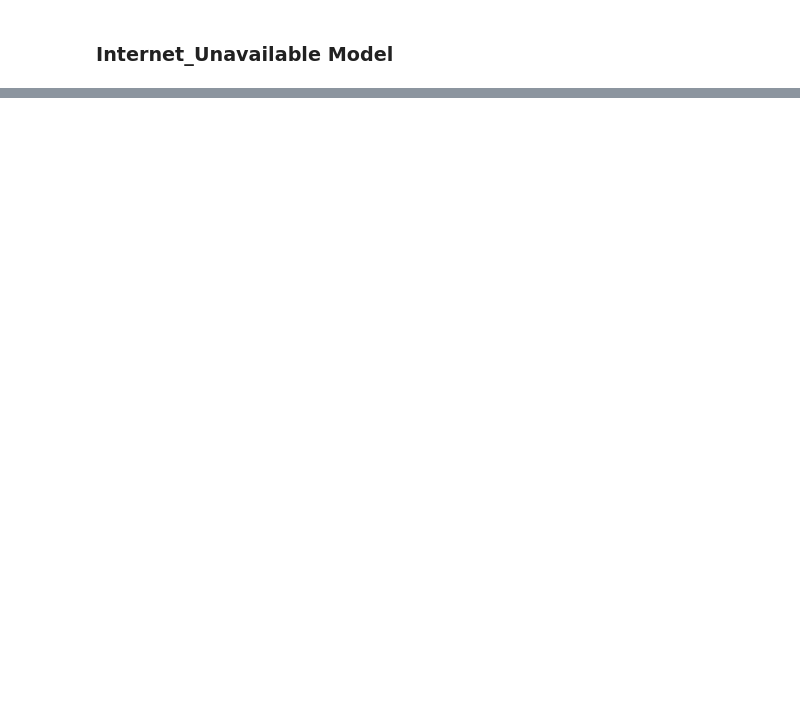
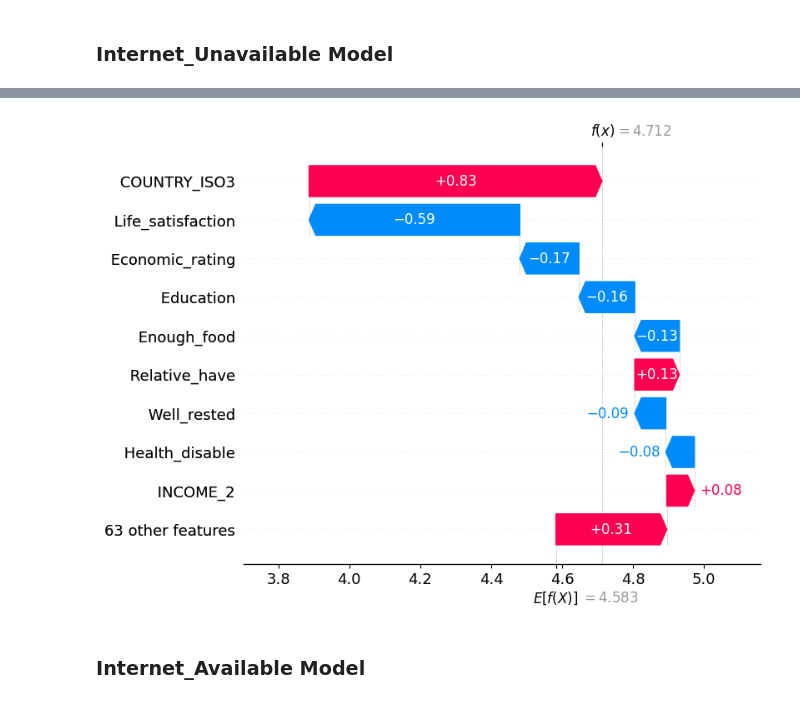
Before and after one commit to MichaelChaoLi-cpu/GallupWellBeingResearch, a Jupyter notebook: Code/AN_InternetUseDifferenceXgbShap_Zhang.ipynb, the cells around one changed output, grey strips where cells are left out. Drawn from its saved outputs; the diff is of its cells as text; code cells hidden in the pictures; blank space fills up the shorter version.

Commit message:
Rewrite readme and add SHAP

```diff
--- a/Code/AN_InternetUseDifferenceXgbShap_Zhang.ipynb
+++ b/Code/AN_InternetUseDifferenceXgbShap_Zhang.ipynb
@@ -227,0 +460,31 @@ KeyboardInterrupt:
+# %%
+gamma_list = [0, 0.01, 0.1, 0.5, 1]
+min_child_weight_list = [0, 0.1, 1, 10]
+max_delta_step_list = [0, 0.1, 1, 10]
+reg_lambda_list = [0, 0.1, 1, 10]
+reg_alpha_list = [0, 0.1, 1]
+# %%
+# add
+results_list_otherhyper = []
+for gamma in gamma_list:
+    for min_child_weight in min_child_weight_list:
+        for max_delta_step in max_delta_step_list:
+            for reg_lambda in reg_lambda_list:
+                for reg_alpha in reg_alpha_list:
+                    model = xgb.XGBRegressor(objective='reg:squarederror', device = 'cuda', tree_method='hist',
+                                             n_estimators = 900,  learning_rate = 0.01, max_depth = 10,   subsample = 0.7,
+                                             gamma = gamma, min_child_weight = min_child_weight, max_delta_step = max_delta_step,
+                                             reg_lambda = reg_lambda, reg_alpha = reg_alpha,
+                                             random_state=42, enable_categorical=True  )
+                    model.fit(Xu_train, yu_train)
+                    yu_pred = model.predict(Xu_test)
+                    test_r2 = r2_score(yu_test, yu_pred) * 100
+                    yu_train_pred = model.predict(Xu_train)
+                    train_r2 = r2_score(yu_train, yu_train_pred) * 100
+                    row = [gamma, min_child_weight, max_delta_step, reg_lambda,
+                           reg_alpha, train_r2, test_r2]
+                    print(row)
+                    model = None
+                    yu_pred = None
+                    yu_train_pred = None
+                    results_list_otherhyper.append(row)
@@ -227,0 +546,5 @@ KeyboardInterrupt:
+# %%
+model = xgb.XGBRegressor(objective='reg:squarederror', device = 'cuda', tree_method='hist',
+                         n_estimators = 900,  learning_rate = 0.01, max_depth = 8,   subsample = 0.7,
+                         random_state=42, enable_categorical=True  )
+model.fit(Xu_train, yu_train)
@@ -227,0 +575,3 @@ KeyboardInterrupt:
+# %%
+explainer = shap.TreeExplainer(model)
+shap_values = explainer.shap_values(Xu, check_additivity=False)
@@ -227,0 +586,7 @@ KeyboardInterrupt:
+# %%
+shap.plots._waterfall.waterfall_legacy(explainer.expected_value, shap_values[0], Xu.iloc[0],
+                                       feature_names=Xu.columns, max_display=10)
+# %% [output]
+[figure, added]
+# %% [markdown]
+### Internet_Available Model
```
Also changed, not shown: parts of 66 cells of this notebook, 2 other files.
